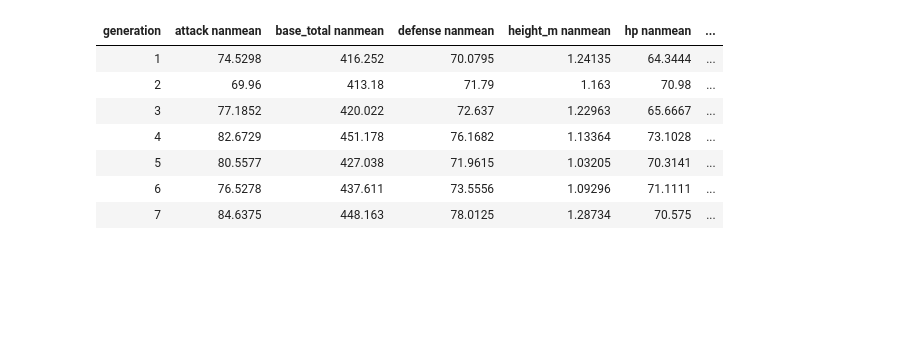
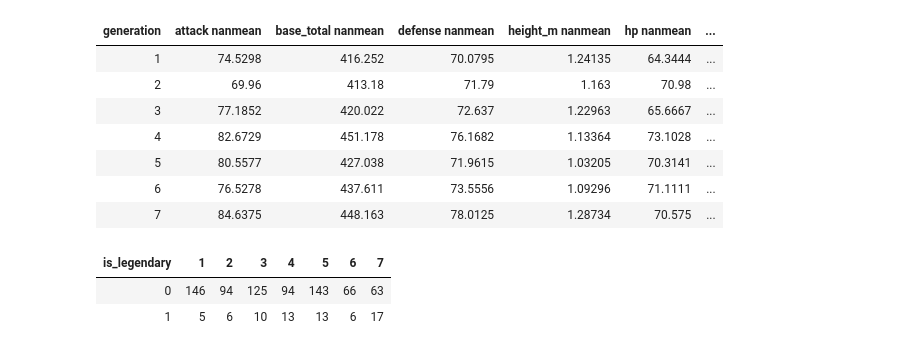
Before and after one commit to hLuo27/pokemon, a Jupyter notebook: Pokemon_EDA2_Functions_More Visualizations.ipynb, the cells around one changed output. Cells and saved outputs as stored; diff of their text form; code cells hidden in the pictures; blank space fills up the shorter version.

```diff
--- a/Pokemon_EDA2_Functions_More Visualizations.ipynb
+++ b/Pokemon_EDA2_Functions_More Visualizations.ipynb
@@ -147,3 +147,10 @@ gen_averages
 | 5 | 80.5577 | 427.038 | 71.9615 | 1.03205 | 70.3141 | ... |
 | 6 | 76.5278 | 437.611 | 73.5556 | 1.09296 | 71.1111 | ... |
 | 7 | 84.6375 | 448.163 | 78.0125 | 1.28734 | 70.575 | ... |
+# %%
+#Number of legendary and non-legendary pokemon in each generation in a pivot table
+national_pokedex.pivot("generation","is_legendary)
+# %% [output]
+| is_legendary | 1 | 2 | 3 | 4 | 5 | 6 | 7 |
+| 0 | 146 | 94 | 125 | 94 | 143 | 66 | 63 |
+| 1 | 5 | 6 | 10 | 13 | 13 | 6 | 17 |
```
Also changed, not shown: parts of 4 cells of this notebook.
